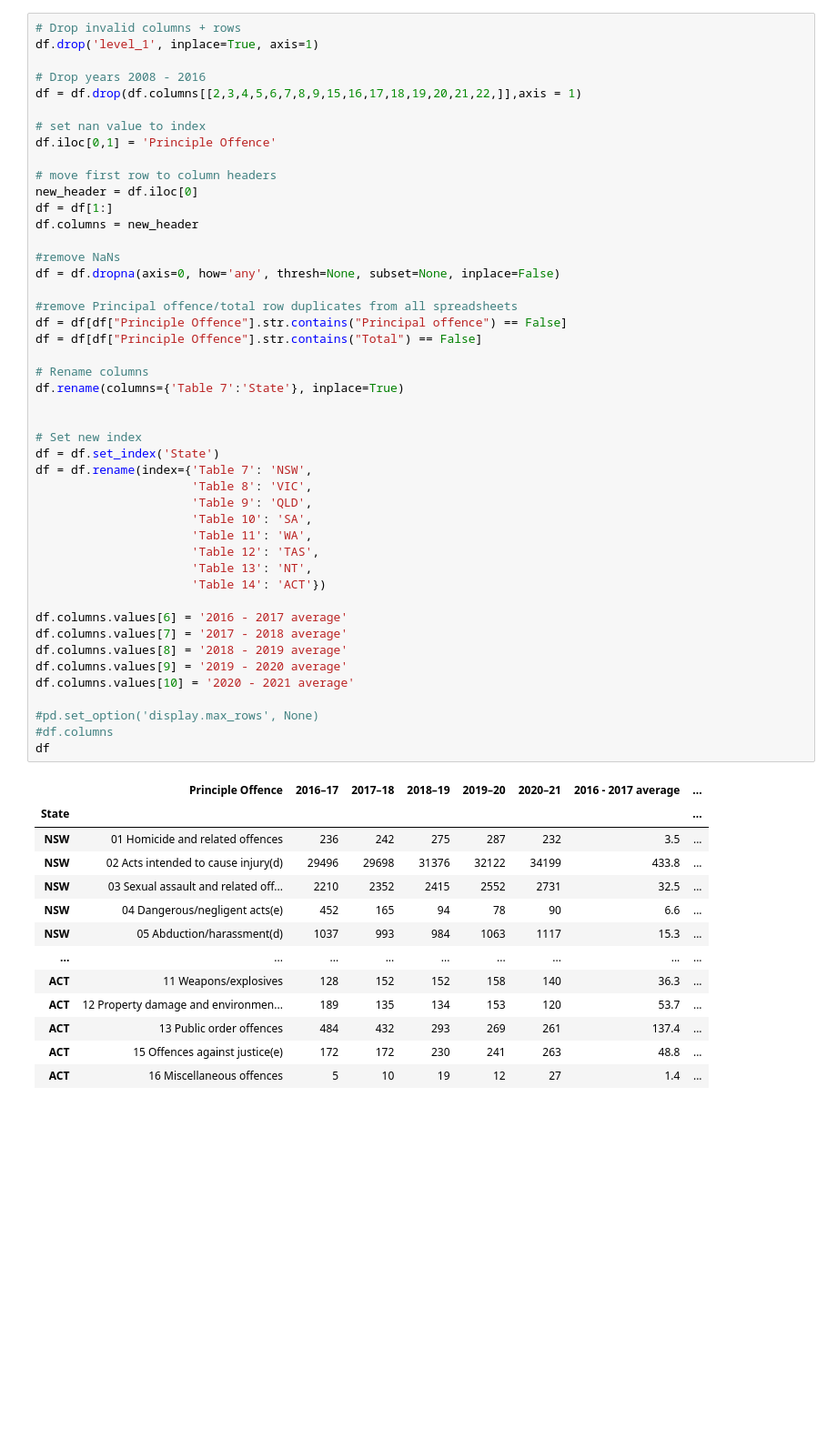
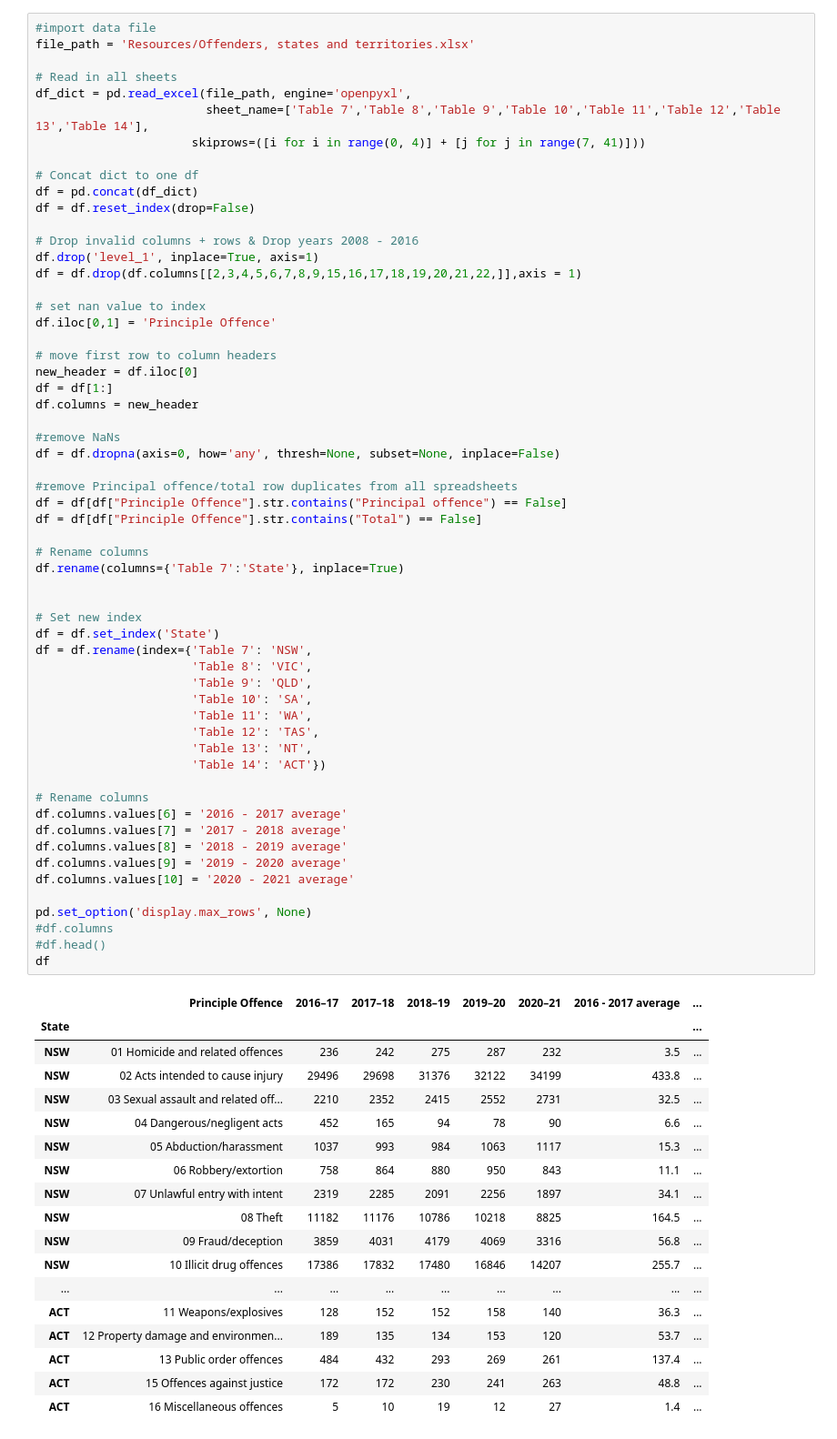
Before and after one commit to keners27/Project-1, a Jupyter notebook: Crime Data/Crime in state.ipynb, the cells around one changed output. Shown at 91% size. Cells and saved outputs as stored; diff of their text form; blank space fills up the shorter version.

```diff
--- a/Crime Data/Crime in state.ipynb
+++ b/Crime Data/Crime in state.ipynb
@@ -37,8 +6,18 @@ df
 # %%
-# Drop invalid columns + rows
+#import data file
+file_path = 'Resources/Offenders, states and territories.xlsx'
+
+# Read in all sheets
+df_dict = pd.read_excel(file_path, engine='openpyxl',
+                        sheet_name=['Table 7','Table 8','Table 9','Table 10','Table 11','Table 12','Table 13','Table 14'],
+                      skiprows=([i for i in range(0, 4)] + [j for j in range(7, 41)]))
+
+# Concat dict to one df
+df = pd.concat(df_dict)
+df = df.reset_index(drop=False)
+
+# Drop invalid columns + rows & Drop years 2008 - 2016
 df.drop('level_1', inplace=True, axis=1)
-
-# Drop years 2008 - 2016
 df = df.drop(df.columns[[2,3,4,5,6,7,8,9,15,16,17,18,19,20,21,22,]],axis = 1)
 
 # set nan value to index
@@ -56,41 +35,48 @@ df = df.dropna(axis=0, how='any', thresh=None, subset=None, inplace=False)
 df = df[df["Principle Offence"].str.contains("Principal offence") == False]
 df = df[df["Principle Offence"].str.contains("Total") == False]
 
 # Rename columns
 df.rename(columns={'Table 7':'State'}, inplace=True)
 
 
 # Set new index
 df = df.set_index('State')
 df = df.rename(index={'Table 7': 'NSW',
                       'Table 8': 'VIC',
                       'Table 9': 'QLD',
                       'Table 10': 'SA',
                       'Table 11': 'WA',
                       'Table 12': 'TAS',
                       'Table 13': 'NT',
                       'Table 14': 'ACT'})
 
+# Rename columns
 df.columns.values[6] = '2016 - 2017 average'
 df.columns.values[7] = '2017 - 2018 average'
 df.columns.values[8] = '2018 - 2019 average'
 df.columns.values[9] = '2019 - 2020 average'
 df.columns.values[10] = '2020 - 2021 average'
 
-#pd.set_option('display.max_rows', None)
+pd.set_option('display.max_rows', None)
 #df.columns
+#df.head()
 df
 # %% [output]
 |  | Principle Offence | 2016–17 | 2017–18 | 2018–19 | 2019–20 | 2020–21 | 2016 - 2017 average | ... |
 | State |  |  |  |  |  |  |  | ... |
 | NSW | 01 Homicide and related offences | 236 | 242 | 275 | 287 | 232 | 3.5 | ... |
-| NSW | 02 Acts intended to cause injury(d) | 29496 | 29698 | 31376 | 32122 | 34199 | 433.8 | ... |
+| NSW | 02 Acts intended to cause injury | 29496 | 29698 | 31376 | 32122 | 34199 | 433.8 | ... |
 | NSW | 03 Sexual assault and related off... | 2210 | 2352 | 2415 | 2552 | 2731 | 32.5 | ... |
-| NSW | 04 Dangerous/negligent acts(e) | 452 | 165 | 94 | 78 | 90 | 6.6 | ... |
-| NSW | 05 Abduction/harassment(d) | 1037 | 993 | 984 | 1063 | 1117 | 15.3 | ... |
+| NSW | 04 Dangerous/negligent acts | 452 | 165 | 94 | 78 | 90 | 6.6 | ... |
+| NSW | 05 Abduction/harassment | 1037 | 993 | 984 | 1063 | 1117 | 15.3 | ... |
+| NSW | 06 Robbery/extortion | 758 | 864 | 880 | 950 | 843 | 11.1 | ... |
+| NSW | 07 Unlawful entry with intent | 2319 | 2285 | 2091 | 2256 | 1897 | 34.1 | ... |
+| NSW | 08 Theft | 11182 | 11176 | 10786 | 10218 | 8825 | 164.5 | ... |
+| NSW | 09 Fraud/deception | 3859 | 4031 | 4179 | 4069 | 3316 | 56.8 | ... |
+| NSW | 10 Illicit drug offences | 17386 | 17832 | 17480 | 16846 | 14207 | 255.7 | ... |
 | ... | ... | ... | ... | ... | ... | ... | ... | ... |
 | ACT | 11 Weapons/explosives | 128 | 152 | 152 | 158 | 140 | 36.3 | ... |
 | ACT | 12 Property damage and environmen... | 189 | 135 | 134 | 153 | 120 | 53.7 | ... |
 | ACT | 13 Public order offences | 484 | 432 | 293 | 269 | 261 | 137.4 | ... |
-| ACT | 15 Offences against justice(e) | 172 | 172 | 230 | 241 | 263 | 48.8 | ... |
+| ACT | 15 Offences against justice | 172 | 172 | 230 | 241 | 263 | 48.8 | ... |
 | ACT | 16 Miscellaneous offences | 5 | 10 | 19 | 12 | 27 | 1.4 | ... |
```
Also changed, not shown: parts of 10 cells of this notebook, 14 other files.
